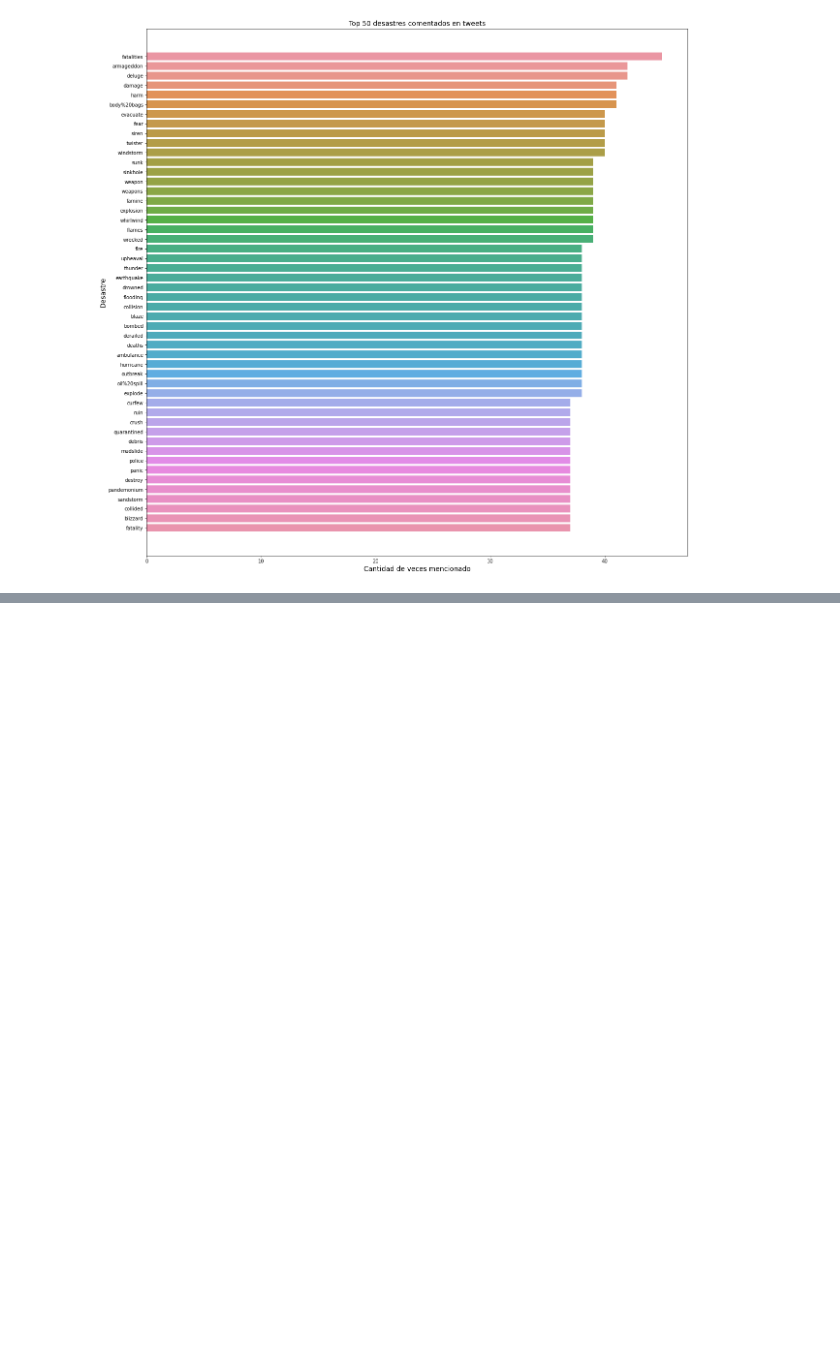
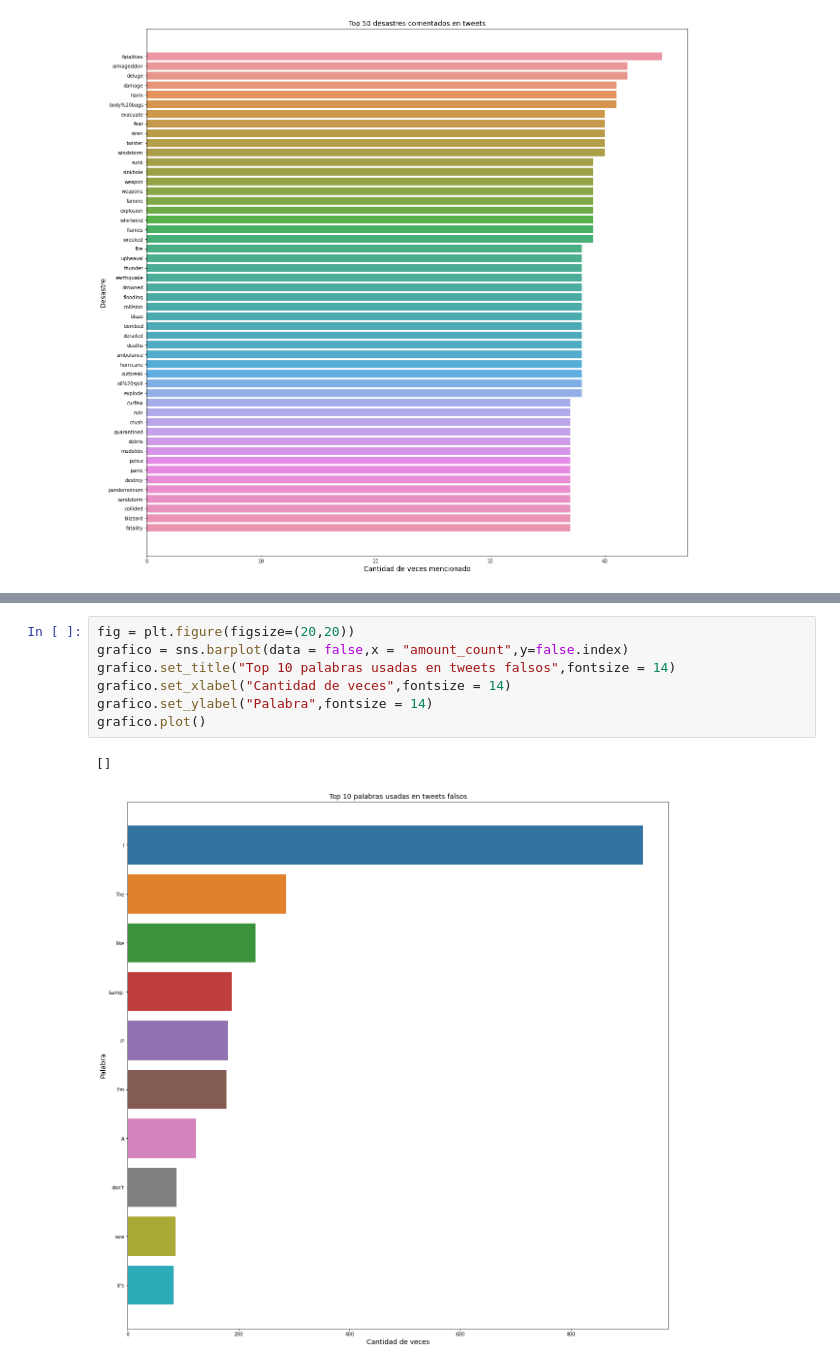
Before and after one commit to milemarchese/OrganizacionDeDatos, a Jupyter notebook: Análisis Exploratorio.ipynb, the cells around one changed output, grey strips where cells are left out. Cells and saved outputs as stored; diff of their text form; blank space fills up the shorter version.

```diff
--- a/Análisis Exploratorio.ipynb
+++ b/Análisis Exploratorio.ipynb
@@ -100,0 +134,10 @@ grafico.plot()
+# %%
+fig = plt.figure(figsize=(20,20))
+grafico = sns.barplot(data = false,x = "amount_count",y=false.index)
+grafico.set_title("Top 10 palabras usadas en tweets falsos",fontsize = 14)
+grafico.set_xlabel("Cantidad de veces",fontsize = 14)
+grafico.set_ylabel("Palabra",fontsize = 14)
+grafico.plot()
+# %% [output]
+[]
+[figure, added]
```
Also changed, not shown: parts of 12 cells of this notebook.
